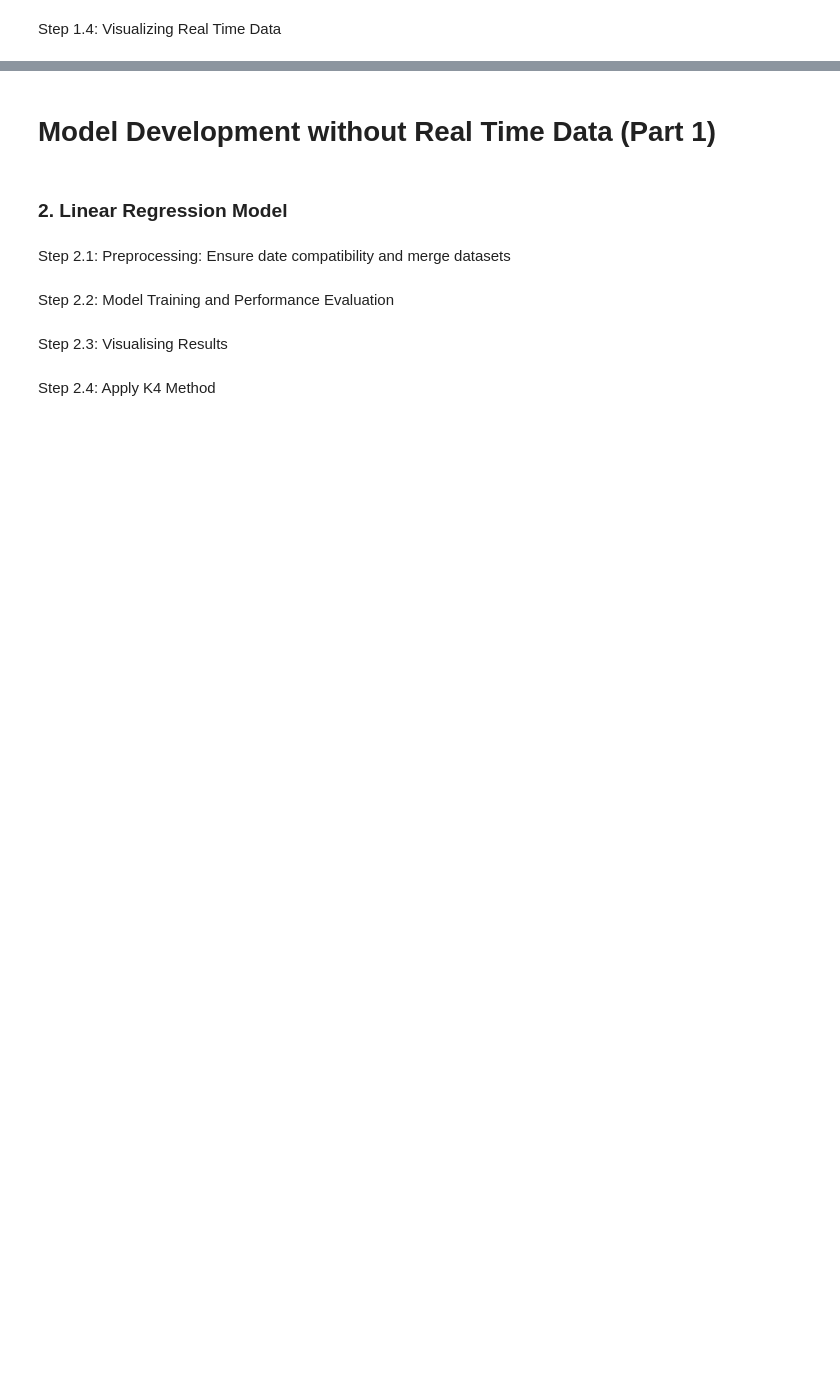
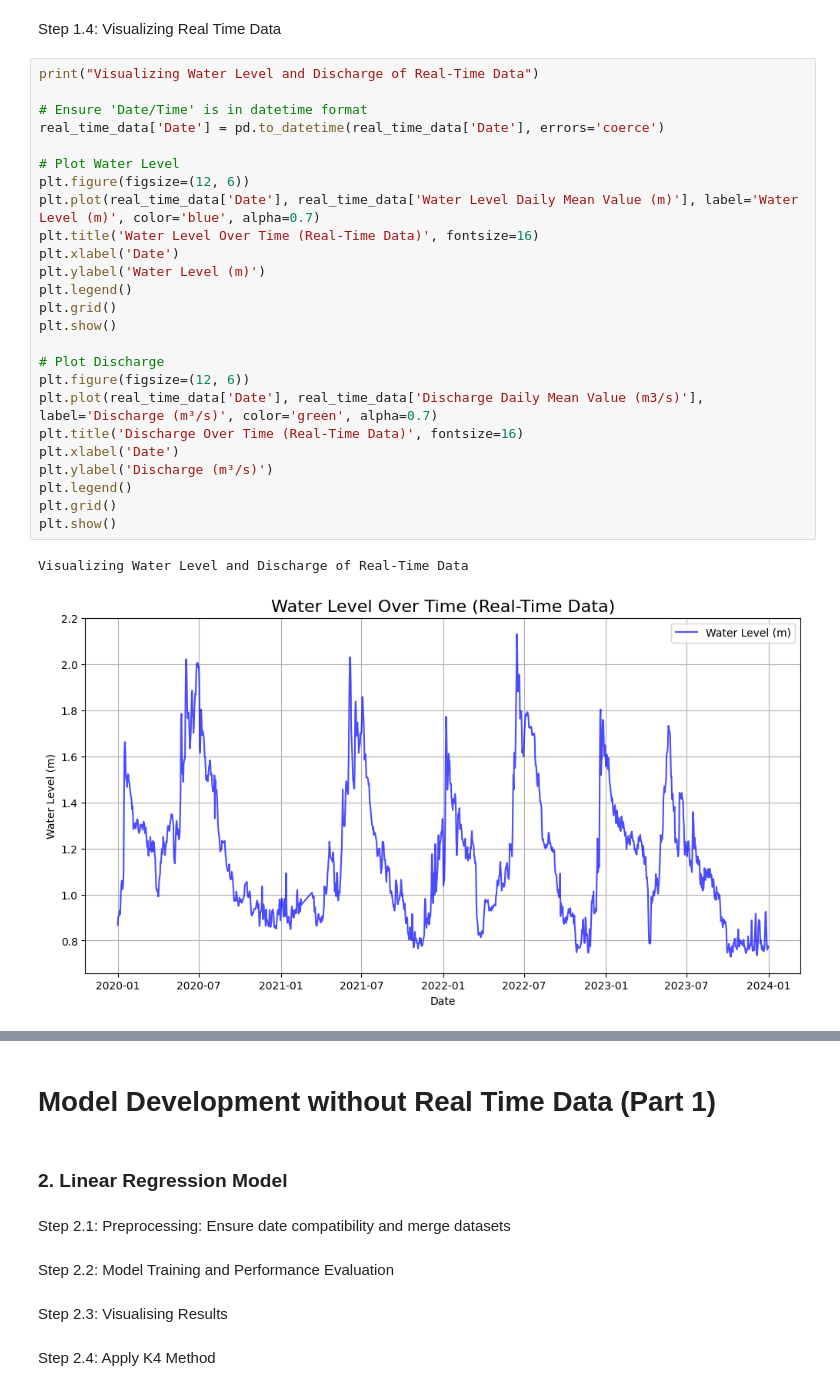
Before and after one commit to Urusha-Bajracharya3950/Engg680_Digital_Engineering_Project_Group_5, a Jupyter notebook: Model_Development/Group_Project.ipynb, the cells around one changed output, grey strips where cells are left out. Saved outputs shown, nothing was run; the diff lists cells and outputs as text; blank space fills up the shorter version.

```diff
--- a/Model_Development/Group_Project.ipynb
+++ b/Model_Development/Group_Project.ipynb
@@ -45,2 +165,30 @@ Step 1.3: Visualizing Merged Data
 # %% [markdown]
 Step 1.4: Visualizing Real Time Data
+# %%
+print("Visualizing Water Level and Discharge of Real-Time Data")
+
+# Ensure 'Date/Time' is in datetime format
+real_time_data['Date'] = pd.to_datetime(real_time_data['Date'], errors='coerce')
+
+# Plot Water Level
+plt.figure(figsize=(12, 6))
+plt.plot(real_time_data['Date'], real_time_data['Water Level Daily Mean Value (m)'], label='Water Level (m)', color='blue', alpha=0.7)
+plt.title('Water Level Over Time (Real-Time Data)', fontsize=16)
+plt.xlabel('Date')
+plt.ylabel('Water Level (m)')
+plt.legend()
+plt.grid()
+plt.show()
+
+# Plot Discharge
+plt.figure(figsize=(12, 6))
+plt.plot(real_time_data['Date'], real_time_data['Discharge Daily Mean Value (m3/s)'], label='Discharge (m³/s)', color='green', alpha=0.7)
+plt.title('Discharge Over Time (Real-Time Data)', fontsize=16)
+plt.xlabel('Date')
+plt.ylabel('Discharge (m³/s)')
+plt.legend()
+plt.grid()
+plt.show()
+# %% [output]
+Visualizing Water Level and Discharge of Real-Time Data
+[figure, added]
```
Also changed, not shown: parts of 8 cells of this notebook.
